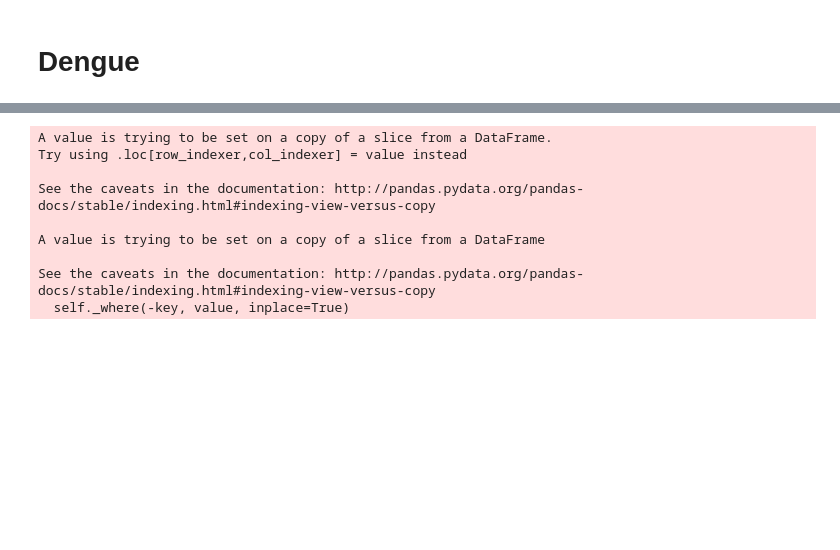
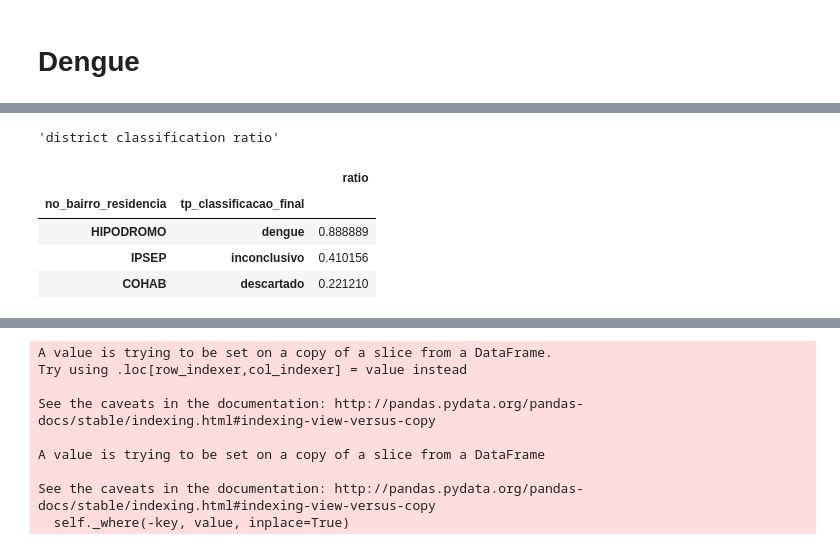
Before and after one commit to if1015-datascience-ufpe/2018-1-projeto-apt, a Jupyter notebook: dengue.ipynb, the cells around one changed output, grey strips where cells are left out. Drawn from its saved outputs; the diff is of its cells as text; code cells hidden in the pictures; blank space fills up the shorter version.

```diff
--- a/dengue.ipynb
+++ b/dengue.ipynb
@@ -166,0 +176,18 @@ dtype: int64
+# %%
+%%opts Bars [width=700 tools=['hover']]
+district_classification_ratio = df.groupby(['no_bairro_residencia', 'tp_classificacao_final']).size()\
+    .rename('ratio').groupby(level=0).apply(lambda br_data: br_data / br_data.sum()).to_frame()
+
+display('district classification ratio', district_classification_ratio.sample(3))
+
+hv.DynamicMap(
+    lambda district: hv.Bars(district_classification_ratio.loc[district].sort_index()),
+    kdims='District'
+).redim.values(District=district_classification_ratio.index.levels[0])
+# %% [output]
+'district classification ratio'
+|  |  | ratio |
+| no_bairro_residencia | tp_classificacao_final |  |
+| HIPODROMO | dengue | 0.888889 |
+| IPSEP | inconclusivo | 0.410156 |
+| COHAB | descartado | 0.221210 |
```
Also changed, not shown: parts of 19 cells of this notebook.
